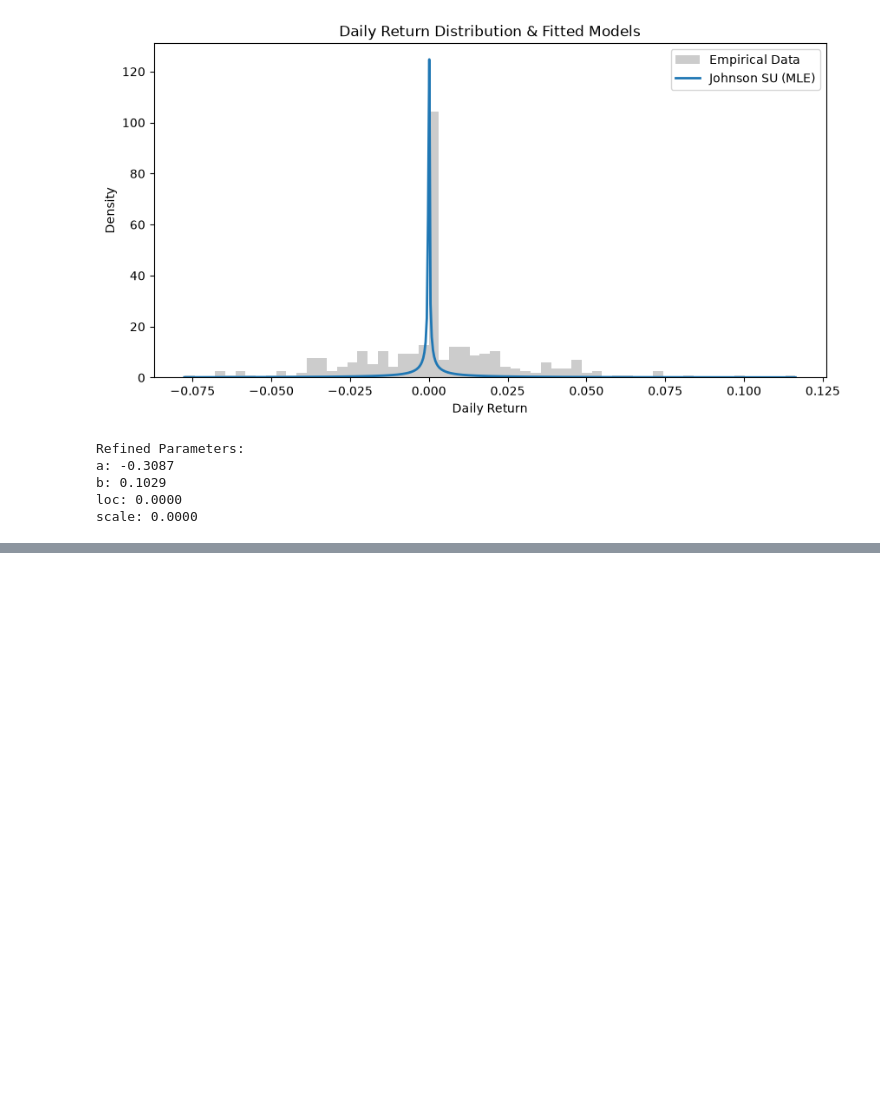
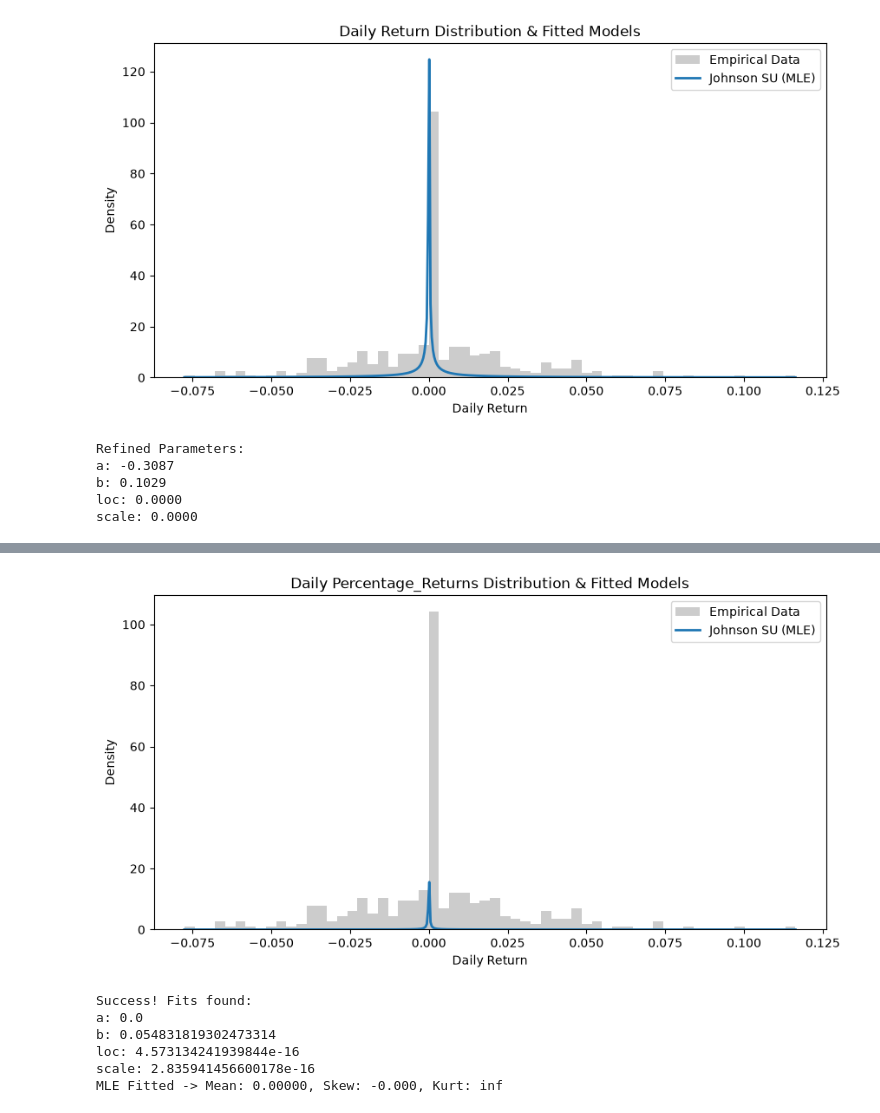
Before and after one commit to IanJ1998/Ian, a Jupyter notebook: CommodityProject/SystemicRiskCopulaProject/DataFiting/DataFitting_Part1.ipynb, the cells around one changed output, grey strips where cells are left out. Saved outputs shown, nothing was run; the diff lists cells and outputs as text; code cells hidden in the pictures; blank space fills up the shorter version.

Commit message:
1. Satdndardized return -> MM algorithm --> Johnson Su distribution 2. Added plotting for return vs parametric pdf

```diff
--- a/CommodityProject/SystemicRiskCopulaProject/DataFiting/DataFitting_Part1.ipynb
+++ b/CommodityProject/SystemicRiskCopulaProject/DataFiting/DataFitting_Part1.ipynb
@@ -74,5 +66,3 @@ mu_mle, sigma_mle
 (np.float64(0.0012906485414547891), np.float64(0.02516082376836086))
 # %% [markdown]
 #### Johnsons Su
-# %%
-a_mle,b_mle, loc_mle, scale_mle = stats.johnsonsu.fit(ng_16['Log_Returns'])
@@ -132,7 +114,7 @@ plt.show()
 # %% [output]
 [figure]
 # %%
-def plot_modelfitness(df, a_mle, b_mle, loc_mle, scale_mle):
+def plot_modelfitness(df, a_mle, b_mle, loc_mle, scale_mle, title = 'Daily Return Distribution & Fitted Models'):
     # 1. Grid of evaluation points
     x = np.linspace(returns.min(), returns.max(), 500)
 
@@ -167,7 +149,7 @@ def plot_modelfitness(df, a_mle, b_mle, loc_mle, scale_mle):
 
     # Layout Configuration
     fig.update_layout(
-        title='Daily Return Distribution & Fitted Models',
+        title=title,
         xaxis_title='Daily Return',
         yaxis_title='Density',
         template='plotly_white',
@@ -215,0 +202,21 @@ mle_mean, mle_var, mle_skew, mle_kurt = stats.johnsonsu.stats(
+# %%
+# Calculate starting hints for the optimizer
+mean_guess = np.mean(ng_16['Percentage_Returns'])
+std_guess = np.std(ng_16['Percentage_Returns'])
+
+# Fit with NO hard restrictions on loc and scale
+a_mle, b_mle, loc_mle, scale_mle = stats.johnsonsu.fit(
+    ng_16['Percentage_Returns'],
+    fa=0.0,            # Keeps 'a' locked at 0 if you are strictly forcing symmetry
+    loc=mean_guess,    # HINT for starting location (optimizer can change it)
+    scale=std_guess    # HINT for starting scale (optimizer can change it)
+)
+
+print(f"Success! Fits found:\na: {a_mle}\nb: {b_mle}\nloc: {loc_mle}\nscale: {scale_mle}")
+
+
+mle_mean, mle_var, mle_skew, mle_kurt = stats.johnsonsu.stats(
+    a_mle, b_mle, loc=loc_mle, scale=scale_mle, moments='mvsk'
+)
+
+print(f"MLE Fitted -> Mean: {mle_mean:.5f}, Skew: {mle_skew:.3f}, Kurt: {mle_kurt + 3:.3f}")
@@ -215,0 +230,47 @@ mle_mean, mle_var, mle_skew, mle_kurt = stats.johnsonsu.stats(
+# %%
+x = np.linspace(returns.min(), returns.max(), 500)
+
+# Evaluate fitted PDFs
+pdf_mle = stats.johnsonsu.pdf(x, a_mle, b_mle, loc=loc_mle, scale=scale_mle)
+
+plt.figure(figsize=(10, 5))
+plt.hist(returns, bins=60, density=True, alpha=0.4, color='gray', label='Empirical Data')
+plt.plot(x, pdf_mle, label='Johnson SU (MLE)', linewidth=2)
+plt.title('Daily Percentage_Returns Distribution & Fitted Models')
+plt.xlabel('Daily Return')
+plt.ylabel('Density')
+plt.legend()
+plt.show()
+
+
+plot_modelfitness(ng_16['Percentage_Returns'],a_mle, b_mle, loc_mle, scale_mle )
+# %% [output]
+[figure, added]
+# %%
+# Calculate starting hints for the optimizer
+mean_guess = np.mean(ng_16['Relative_change'])
+std_guess = np.std(ng_16['Relative_change'])
+
+# Fit with NO hard restrictions on loc and scale
+a_mle, b_mle, loc_mle, scale_mle = stats.johnsonsu.fit(
+    ng_16['Relative_change'],
+    fa=0.0,            # Keeps 'a' locked at 0 if you are strictly forcing symmetry
+    loc=mean_guess,    # HINT for starting location (optimizer can change it)
+    scale=std_guess    # HINT for starting scale (optimizer can change it)
+)
+
+print(f"Success! Fits found:\na: {a_mle}\nb: {b_mle}\nloc: {loc_mle}\nscale: {scale_mle}")
+
+
+mle_mean, mle_var, mle_skew, mle_kurt = stats.johnsonsu.stats(
+    a_mle, b_mle, loc=loc_mle, scale=scale_mle, moments='mvsk'
+)
+
+print(f"MLE Fitted -> Mean: {mle_mean:.5f}, Skew: {mle_skew:.3f}, Kurt: {mle_kurt + 3:.3f}")
+# %% [output]
+Success! Fits found:
+a: 0.0
+b: 0.054831819302473314
+loc: 4.573134241939844e-16
+scale: 2.835941456600178e-16
+MLE Fitted -> Mean: 0.00000, Skew: -0.000, Kurt: inf
```
Also changed, not shown: parts of 27 cells of this notebook, 1 other file.
